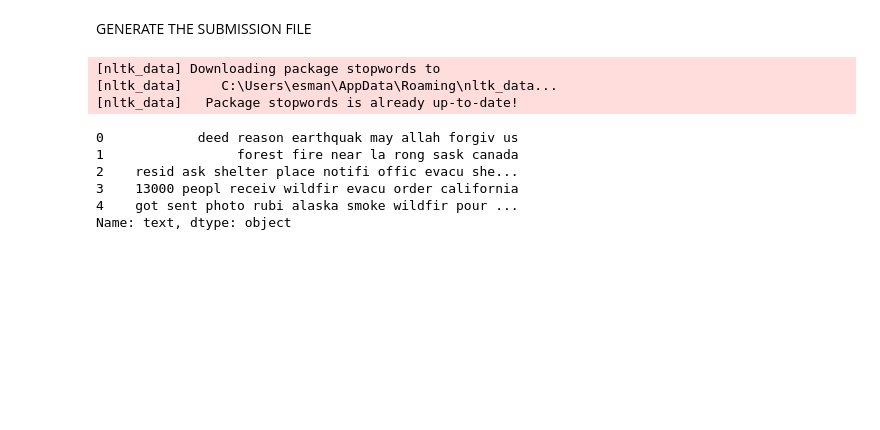
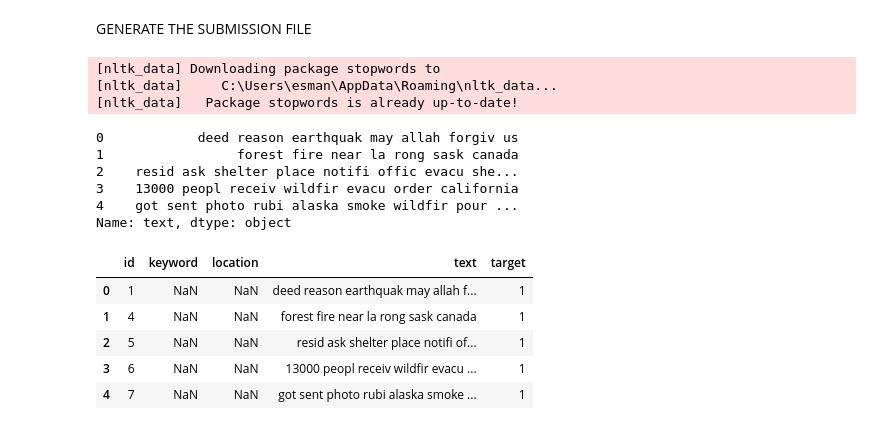
Before and after one commit to esmanurbal/NLP_with_Disaster_Tweets, a Jupyter notebook: sample.ipynb, the cells around one changed output. Saved outputs shown, nothing was run; the diff lists cells and outputs as text; code cells hidden in the pictures; blank space fills up the shorter version.

```diff
--- a/sample.ipynb
+++ b/sample.ipynb
@@ -267,3 +267,12 @@ print(df_train['text'].head())
 3    13000 peopl receiv wildfir evacu order california
 4    got sent photo rubi alaska smoke wildfir pour ...
 Name: text, dtype: object
+# %%
+df_train.head()
+# %% [output]
+|  | id | keyword | location | text | target |
+| 0 | 1 | NaN | NaN | deed reason earthquak may allah f... | 1 |
+| 1 | 4 | NaN | NaN | forest fire near la rong sask canada | 1 |
+| 2 | 5 | NaN | NaN | resid ask shelter place notifi of... | 1 |
+| 3 | 6 | NaN | NaN | 13000 peopl receiv wildfir evacu ... | 1 |
+| 4 | 7 | NaN | NaN | got sent photo rubi alaska smoke ... | 1 |
```
